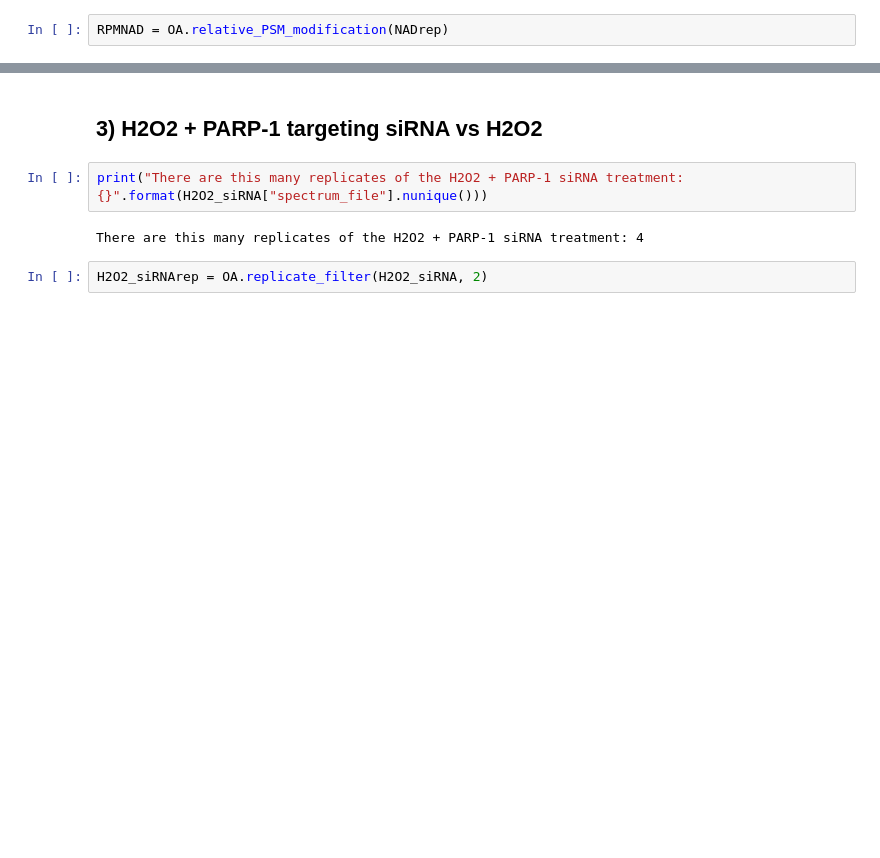
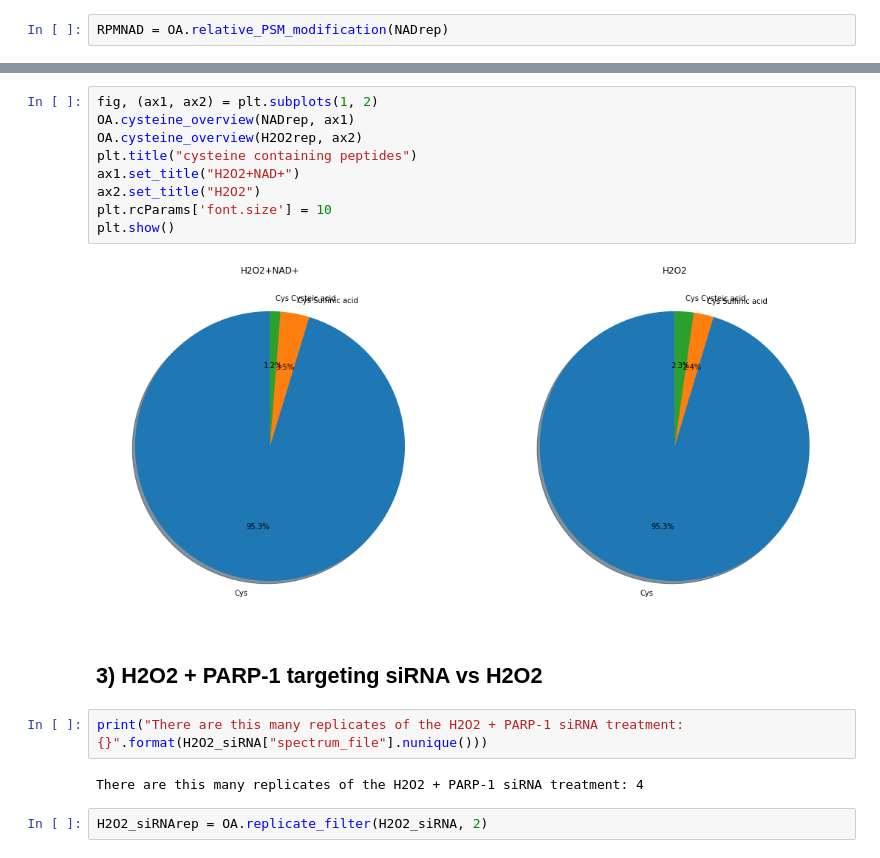
Before and after one commit to rodvrees/Master_Thesis, a Jupyter notebook: Project_analysis/PXD019823.ipynb, the cells around one changed output, grey strips where cells are left out. Drawn from its saved outputs; the diff is of its cells as text; blank space fills up the shorter version.

```diff
--- a/Project_analysis/PXD019823.ipynb
+++ b/Project_analysis/PXD019823.ipynb
@@ -365,3 +375,14 @@ plt.show()
+# %%
+fig, (ax1, ax2) = plt.subplots(1, 2)
+OA.cysteine_overview(NADrep, ax1)
+OA.cysteine_overview(H2O2rep, ax2)
+plt.title("cysteine containing peptides")
+ax1.set_title("H2O2+NAD+")
+ax2.set_title("H2O2")
+plt.rcParams['font.size'] = 10
+plt.show()
+# %% [output]
+[figure, added]
 # %% [markdown]
 ## 3) H2O2 + PARP-1 targeting siRNA vs H2O2
 # %%
```
Also changed, not shown: parts of 41 cells of this notebook, 5 other files.
